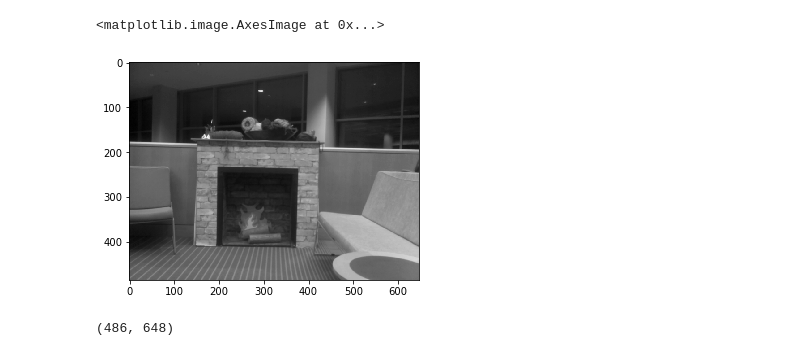
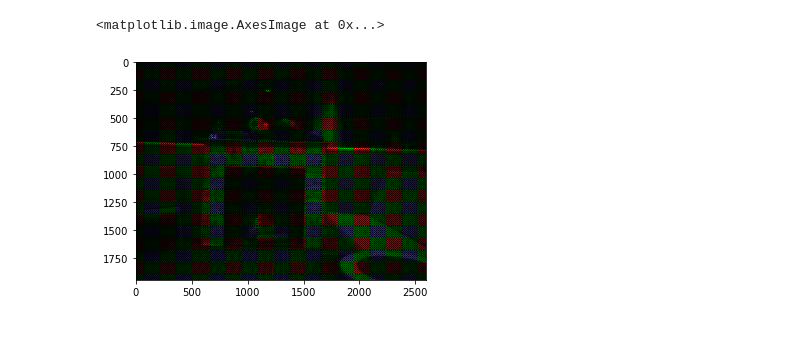
Before and after one commit to newsch/wonky-bobbin, a Jupyter notebook: PCAbw.ipynb, the cells around one changed output. Cells and saved outputs as stored; diff of their text form; code cells hidden in the pictures.

```diff
--- a/PCAbw.ipynb
+++ b/PCAbw.ipynb
@@ -12,14 +12,10 @@ import time
 import copy
 from numpy.lib.stride_tricks import as_strided
 # %%
-res = getBayer.get_bw_array('pic2.jpeg')
+res = getBayer.getBayer('pic2.jpeg')
 testIm = copy.deepcopy(res)
-testIm = scipy.misc.imresize(testIm, .25)
-plt.imshow(testIm, cmap = 'gray')
+# testIm = scipy.misc.imresize(testIm, .25)
+plt.imshow(testIm)
 # %% [output]
 <matplotlib.image.AxesImage at 0x...>
-[figure, old version]
+[figure, new version]
-# %%
-testIm.shape
-# %% [output]
-(486, 648)
```
Also changed, not shown: parts of 2 cells of this notebook, 1 other file.
